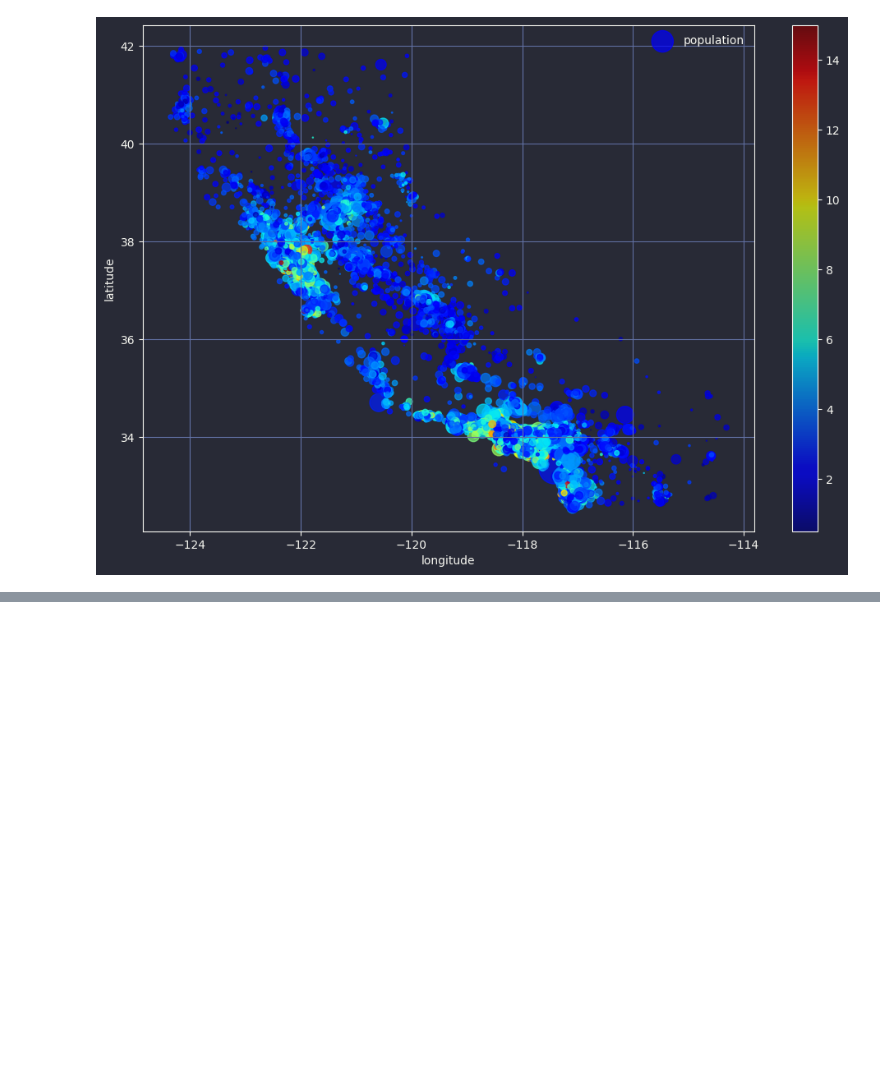
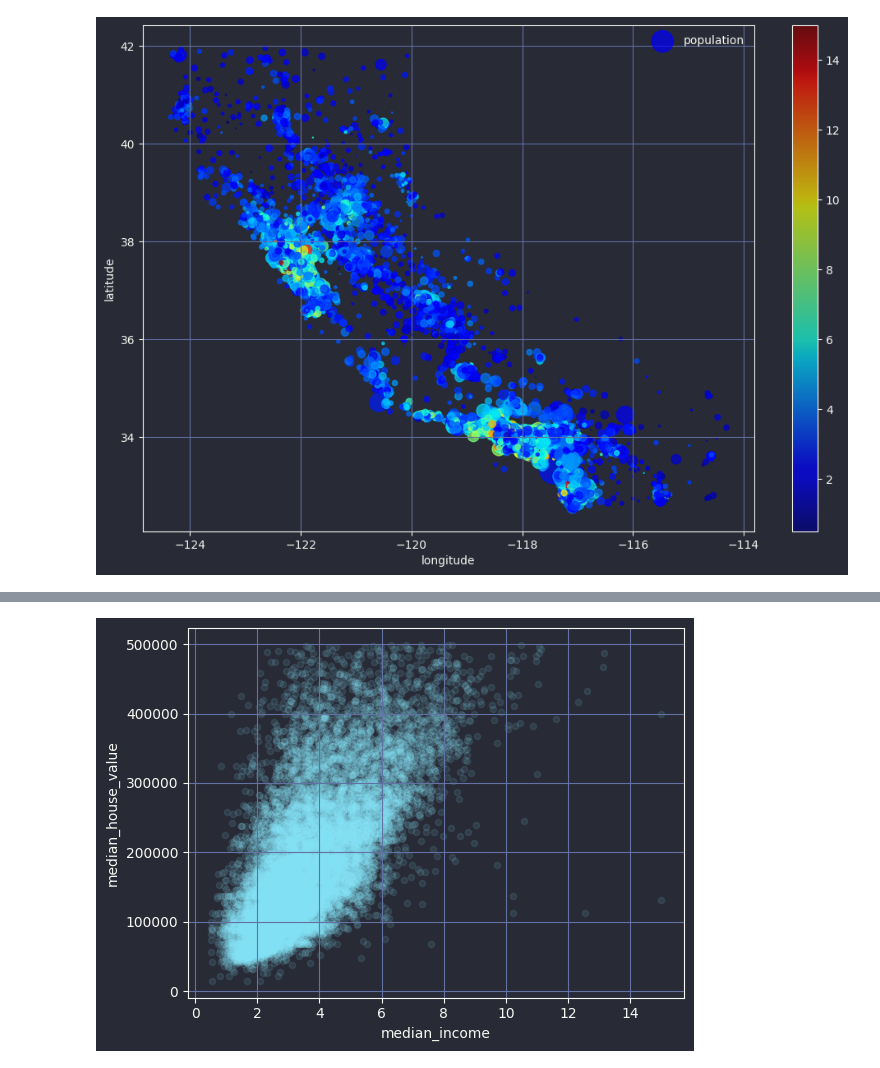
Before and after one commit to NickMarini/data-science, a Jupyter notebook: notebooks/california_housing.ipynb, the cells around one changed output, grey strips where cells are left out. Saved outputs shown, nothing was run; the diff lists cells and outputs as text; code cells hidden in the pictures; blank space fills up the shorter version.

```diff
--- a/notebooks/california_housing.ipynb
+++ b/notebooks/california_housing.ipynb
@@ -154,0 +193,6 @@ plt.show()
+# %%
+# value counts across all training data
+value_counts_df = train_set.median_house_value.value_counts().sort_values(ascending=False)
+
+value_counts_df = value_counts_df.reset_index()
+value_counts_df.head(30)
@@ -154,0 +217,5 @@ plt.show()
+# %%
+# filter the value counts df where median house value is above 150
+value_counts_df = value_counts_df[value_counts_df['median_house_value'] >= 150000 ]
+
+value_counts_df.head(30)
@@ -154,0 +242,8 @@ plt.show()
+# %%
+# take the first 16 values in value_counts_df for median_house_value and make them into a list
+quirk_list = value_counts_df.median_house_value[:16].to_list()
+
+# Flag the data we want to drop in our training data
+train_set['drop_flag'] = train_set['median_house_value'].apply(lambda r: True if r in quirk_list else False)
+
+train_set[train_set['drop_flag'] == True].head()
@@ -154,0 +266,6 @@ plt.show()
+# %%
+# Let's review the correlation now where drop_flag is equal to False
+train_set[train_set['drop_flag'] == False].plot(kind="scatter", x="median_income", y="median_house_value", alpha=0.1, grid=True)
+plt.show()
+# %% [output]
+[figure, added]
```
Also changed, not shown: parts of 31 cells of this notebook.
